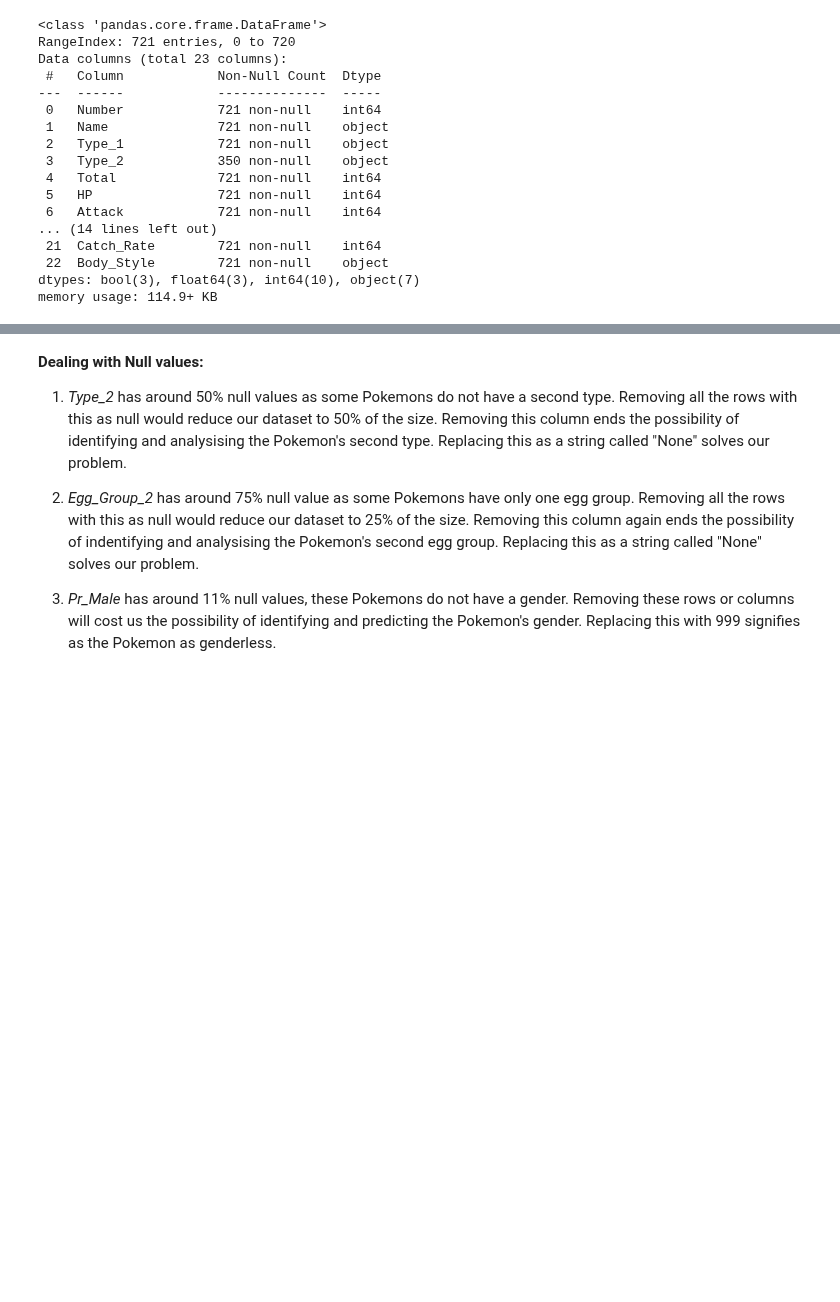
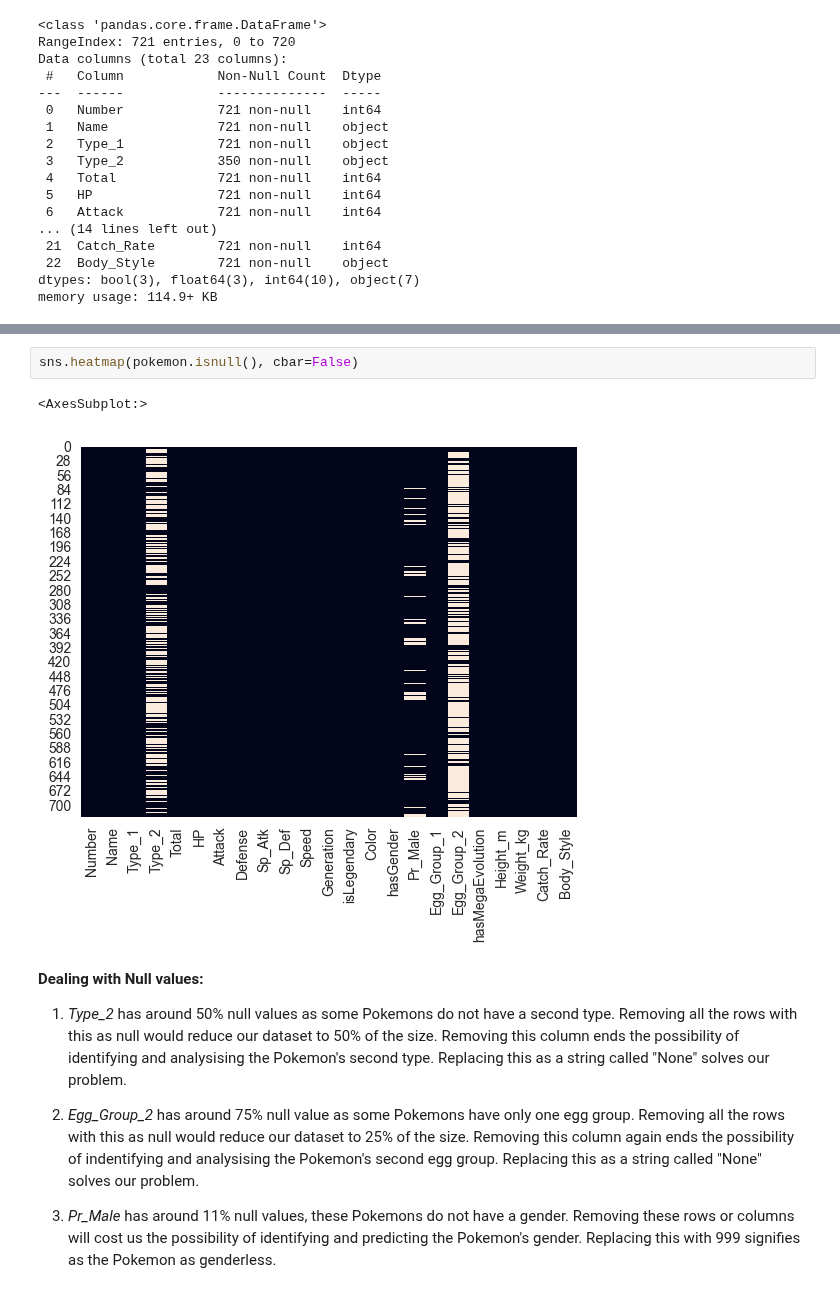
Before and after one commit to AAMAB/F21DL, a Jupyter notebook: Group17 DMML.ipynb, the cells around one changed output, grey strips where cells are left out. Cells and saved outputs as stored; diff of their text form; blank space fills up the shorter version.

```diff
--- a/Group17 DMML.ipynb
+++ b/Group17 DMML.ipynb
@@ -109,6 +132,11 @@ pokemon.describe()
 | 50% | 361.00000 | 424.000000 | 65.000000 | 74.000000 | 65.000000 | 65.000000 | 65.000000 | 65.000000 | 3.000000 | 0.500000 | 0.990000 | ... |
 | 75% | 541.00000 | 499.000000 | 80.000000 | 95.000000 | 85.000000 | 90.000000 | 85.000000 | 85.000000 | 5.000000 | 0.500000 | 1.400000 | ... |
 | max | 721.00000 | 720.000000 | 255.000000 | 165.000000 | 230.000000 | 154.000000 | 230.000000 | 160.000000 | 6.000000 | 1.000000 | 14.500000 | ... |
+# %%
+sns.heatmap(pokemon.isnull(), cbar=False)
+# %% [output]
+<AxesSubplot:>
+[figure, added]
 # %% [markdown]
 **Dealing with Null values:**
 1. *Type_2* has around 50% null values as some Pokemons do not have a second type. Removing all the rows with this as null would reduce our dataset to 50% of the size. Removing this column ends the possibility of identifying and analysising the Pokemon's second type. Replacing this as a string called "None" solves our problem.
```
Also changed, not shown: parts of 21 cells of this notebook.
